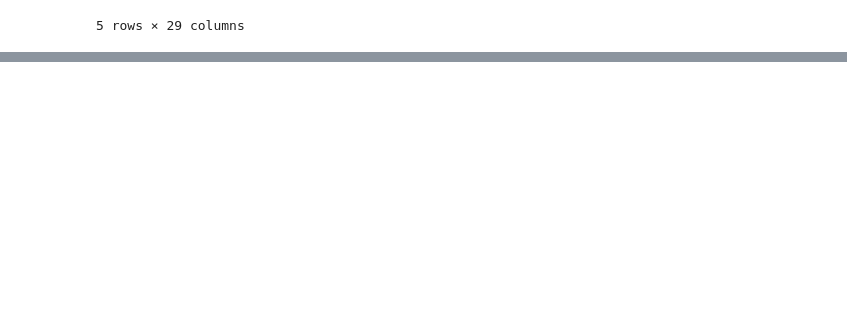
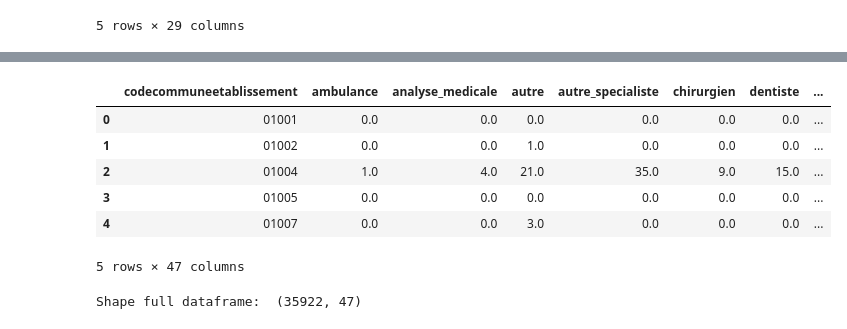
Before and after one commit to AlexisCot/deserts-medicaux, a Jupyter notebook: notebooks/preparation_filosofi.ipynb, the cells around one changed output, grey strips where cells are left out. Cells and saved outputs as stored; diff of their text form; code cells hidden in the pictures; blank space fills up the shorter version.

```diff
--- a/notebooks/preparation_filosofi.ipynb
+++ b/notebooks/preparation_filosofi.ipynb
@@ -31,0 +125,4 @@ filo_df.shape
+# %%
+df = (com_df.merge(filo_df, left_on = 'codecommuneetablissement', right_on = 'CODGEO', indicator=True,
+                   how='outer')
+      .fillna(value={c: 0 for c in com_df.columns if c is not 'codecommuneetablissement'}))
@@ -31,0 +136,14 @@ filo_df.shape
+# %%
+df.head()
+# %% [output]
+|  | codecommuneetablissement | ambulance | analyse_medicale | autre | autre_specialiste | chirurgien | dentiste | ... |
+| 0 | 01001 | 0.0 | 0.0 | 0.0 | 0.0 | 0.0 | 0.0 | ... |
+| 1 | 01002 | 0.0 | 0.0 | 1.0 | 0.0 | 0.0 | 0.0 | ... |
+| 2 | 01004 | 1.0 | 4.0 | 21.0 | 35.0 | 9.0 | 15.0 | ... |
+| 3 | 01005 | 0.0 | 0.0 | 0.0 | 0.0 | 0.0 | 0.0 | ... |
+| 4 | 01007 | 0.0 | 0.0 | 3.0 | 0.0 | 0.0 | 0.0 | ... |
+5 rows × 47 columns
+# %%
+print('Shape full dataframe: ',df.shape)
+# %% [output]
+Shape full dataframe:  (35922, 47)
```
Also changed, not shown: parts of 47 cells of this notebook, 9 other files.
